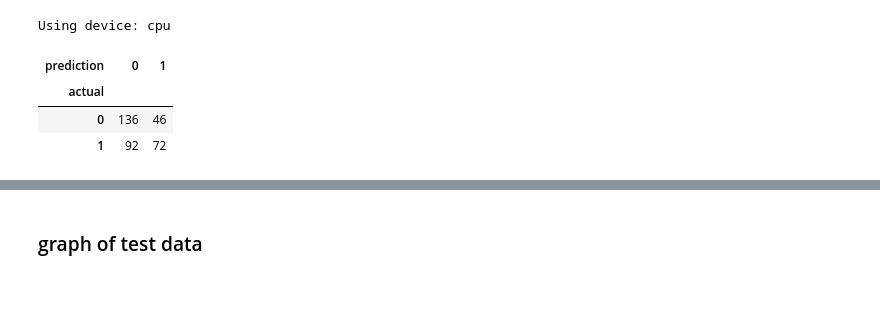
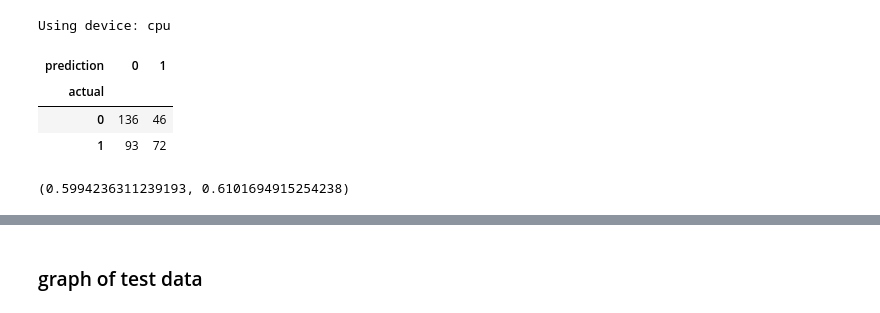
Before and after one commit to brimell/ailvarez, a Jupyter notebook: framework/football_with_teams_full_scoreline_new_data_random_forest.ipynb, the cells around one changed output, grey strips where cells are left out. Drawn from its saved outputs; the diff is of its cells as text; code cells hidden in the pictures.

```diff
--- a/framework/football_with_teams_full_scoreline_new_data_random_forest.ipynb
+++ b/framework/football_with_teams_full_scoreline_new_data_random_forest.ipynb
@@ -201,21 +213,24 @@ Using device: cpu
 # %%
 from sklearn.ensemble import RandomForestClassifier
 from sklearn.metrics import accuracy_score
 from sklearn.metrics import precision_score
 
 rf = RandomForestClassifier(n_estimators=50, min_samples_split=10, random_state=42)
 
 rf.fit(train[predictors], train["result"])
 
 preds = rf.predict(test[predictors])
 
 acc = accuracy_score(test["result"], preds)
 prec = precision_score(test["result"], preds)
 
 combined = pd.DataFrame(dict(actual=test["result"], prediction=preds))
 display(pd.crosstab(index=combined['actual'], columns=[combined['prediction']]))
+
+acc, prec
 # %% [output]
 | prediction | 0 | 1 |
 | actual |  |  |
 | 0 | 136 | 46 |
-| 1 | 92 | 72 |
+| 1 | 93 | 72 |
+(0.5994236311239193, 0.6101694915254238)
```
Also changed, not shown: parts of 4 cells of this notebook.
